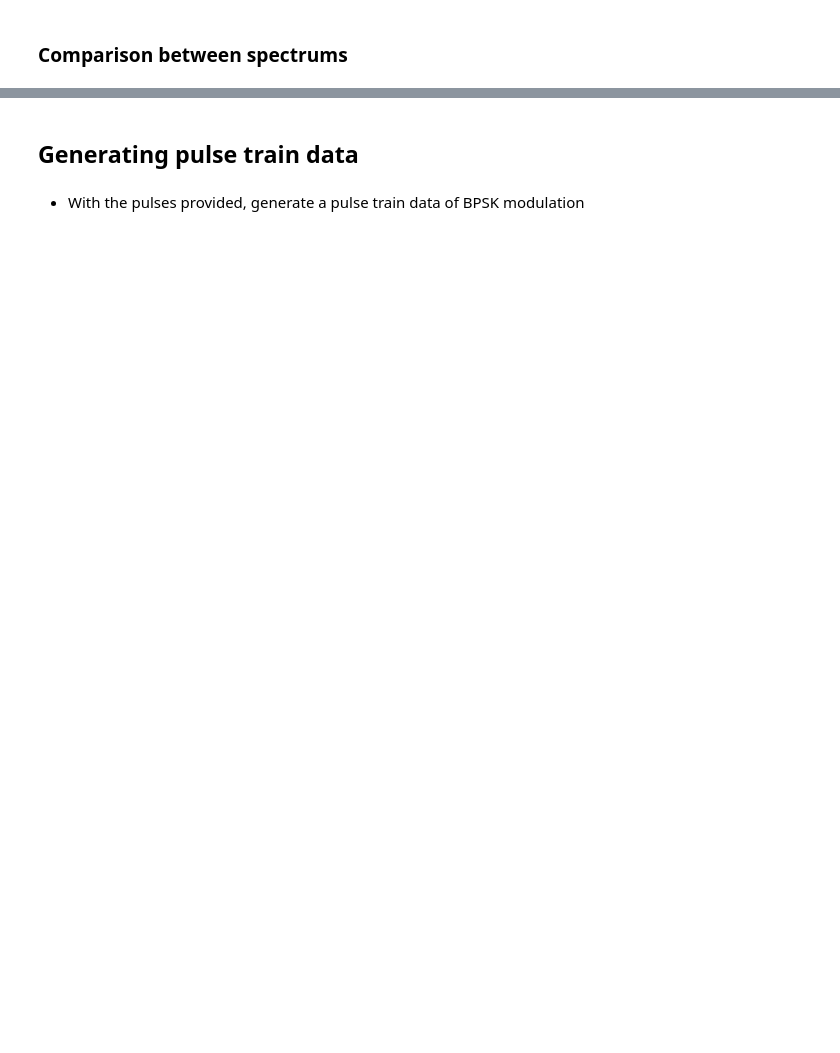
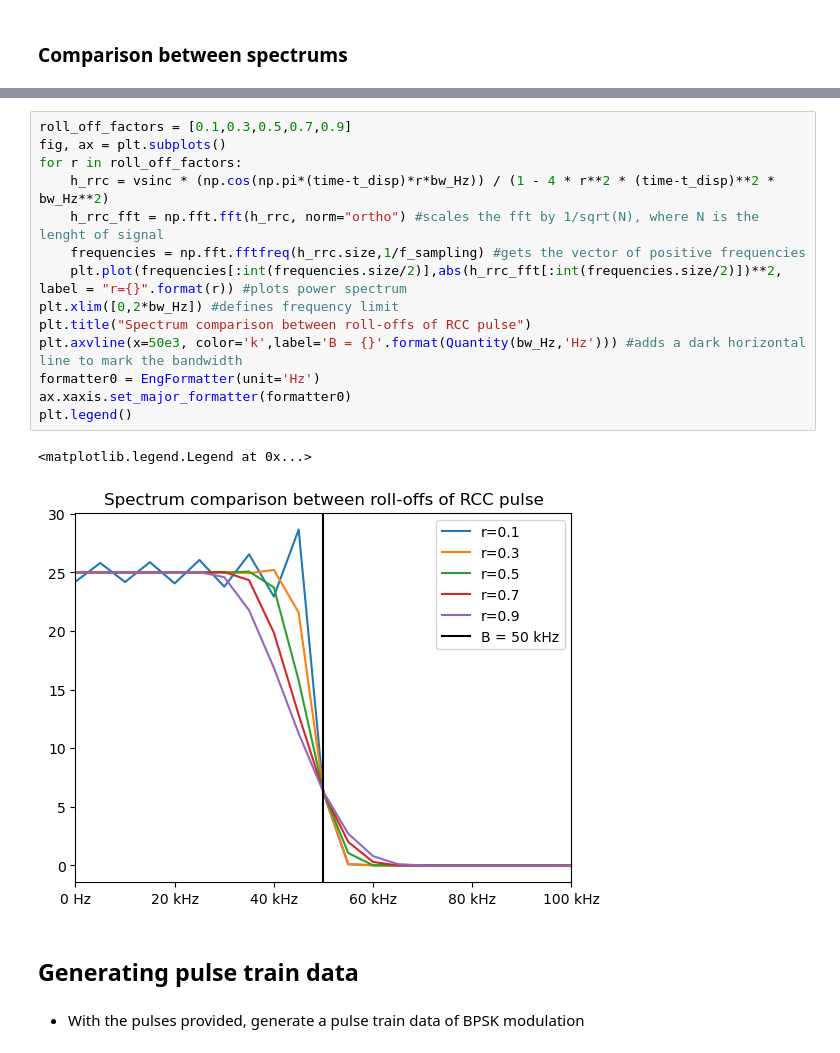
Before and after one commit to floose/py-ju-sea-dsp, a Jupyter notebook: ex1-rc-circ/LTSpice_Nyquist_pulse.ipynb, the cells around one changed output, grey strips where cells are left out. Drawn from its saved outputs; the diff is of its cells as text; blank space fills up the shorter version.

```diff
--- a/ex1-rc-circ/LTSpice_Nyquist_pulse.ipynb
+++ b/ex1-rc-circ/LTSpice_Nyquist_pulse.ipynb
@@ -204,3 +223,20 @@ plt.grid() #grid on
+# %%
+roll_off_factors = [0.1,0.3,0.5,0.7,0.9]
+fig, ax = plt.subplots()
+for r in roll_off_factors:
+    h_rrc = vsinc * (np.cos(np.pi*(time-t_disp)*r*bw_Hz)) / (1 - 4 * r**2 * (time-t_disp)**2 * bw_Hz**2)
+    h_rrc_fft = np.fft.fft(h_rrc, norm="ortho") #scales the fft by 1/sqrt(N), where N is the lenght of signal
+    frequencies = np.fft.fftfreq(h_rrc.size,1/f_sampling) #gets the vector of positive frequencies
+    plt.plot(frequencies[:int(frequencies.size/2)],abs(h_rrc_fft[:int(frequencies.size/2)])**2, label = "r={}".format(r)) #plots power spectrum
+plt.xlim([0,2*bw_Hz]) #defines frequency limit
+plt.title("Spectrum comparison between roll-offs of RCC pulse")
+plt.axvline(x=50e3, color='k',label='B = {}'.format(Quantity(bw_Hz,'Hz'))) #adds a dark horizontal line to mark the bandwidth
+formatter0 = EngFormatter(unit='Hz')
+ax.xaxis.set_major_formatter(formatter0)
+plt.legend()
+# %% [output]
+<matplotlib.legend.Legend at 0x...>
+[figure, added]
 # %% [markdown]
 ## Generating pulse train data
 # %% [markdown]
```
Also changed, not shown: parts of 9 cells of this notebook.
